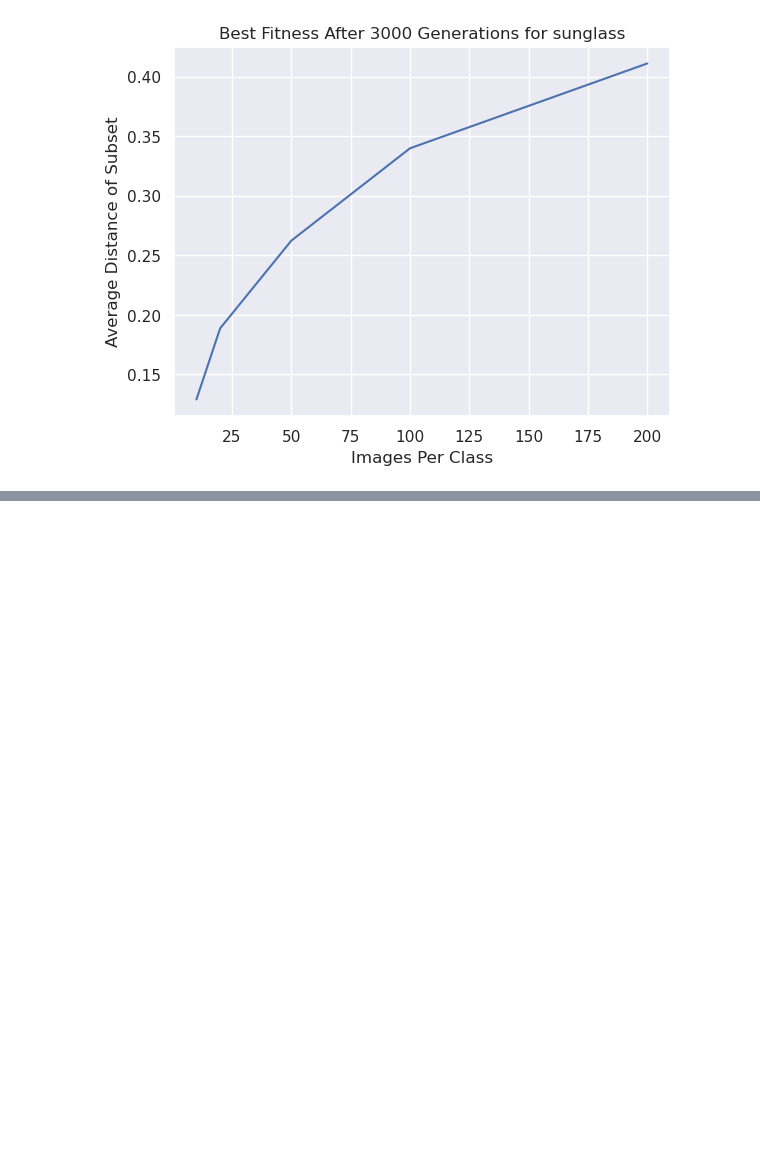
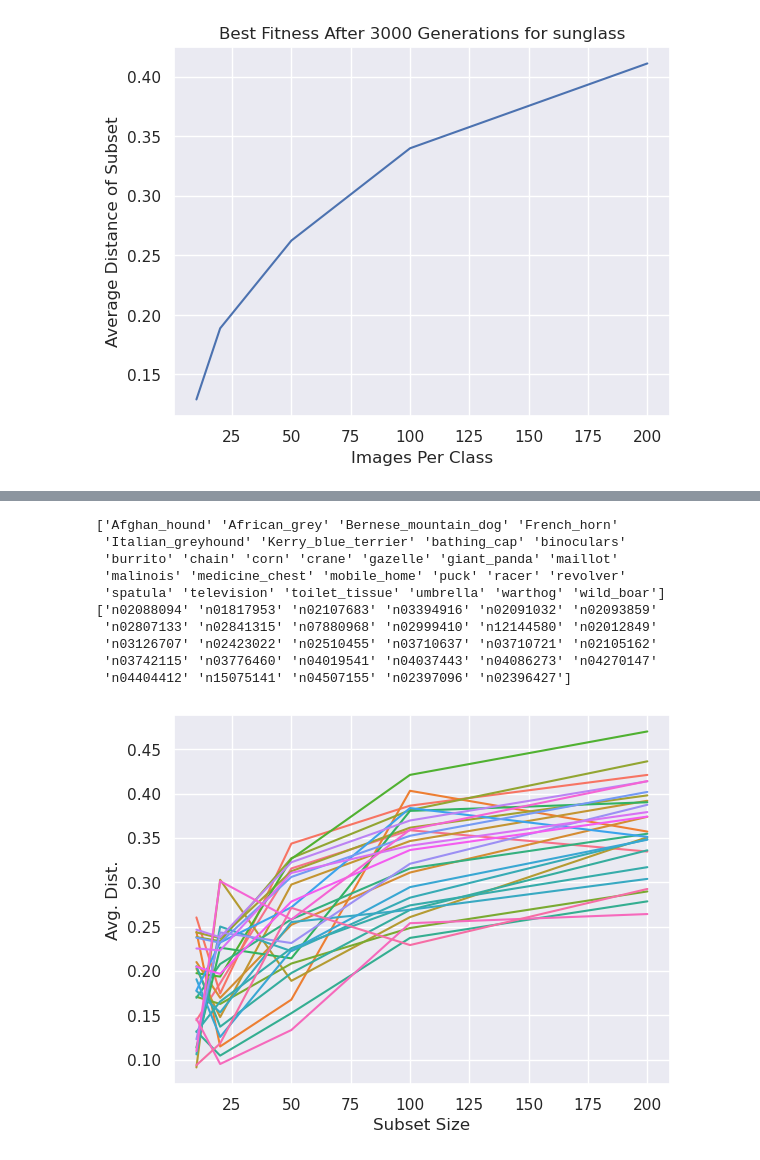
Before and after one commit to lfrati/OmnImage, a Jupyter notebook: scaling-analysis.ipynb, the cells around one changed output, grey strips where cells are left out. Saved outputs shown, nothing was run; the diff lists cells and outputs as text; code cells hidden in the pictures; blank space fills up the shorter version.

```diff
--- a/scaling-analysis.ipynb
+++ b/scaling-analysis.ipynb
@@ -132,4 +74,0 @@ _ = sns.lineplot(data=df, x="Subset Size", y="Avg. Dist.")#, hue="Label")
-# %%
-dists = df.loc[df["Subset Size"] == 200]["Avg. Dist."]
-print(f"{dists.mean()}, {dists.std()}")
-final_fitnesses
@@ -142,0 +137,25 @@ final_fitnesses
+# %%
+def get_decreasing(group):
+    dists = group["Avg. Dist."]
+    has_decrease = np.any([n1 > n2 for n1, n2 in zip(dists, dists.iloc[1:])])
+    if has_decrease:
+        return group
+    else:
+        return pd.DataFrame()
+
+non_monotonics = df.groupby("Label").apply(get_decreasing)
+print(non_monotonics["Label"].unique())
+print(non_monotonics["Class ID"].unique())
+ax = sns.lineplot(data=non_monotonics, x="Subset Size", y="Avg. Dist.", hue="Label", errorbar=None, legend=False)
+# %% [output]
+['Afghan_hound' 'African_grey' 'Bernese_mountain_dog' 'French_horn'
+ 'Italian_greyhound' 'Kerry_blue_terrier' 'bathing_cap' 'binoculars'
+ 'burrito' 'chain' 'corn' 'crane' 'gazelle' 'giant_panda' 'maillot'
+ 'malinois' 'medicine_chest' 'mobile_home' 'puck' 'racer' 'revolver'
+ 'spatula' 'television' 'toilet_tissue' 'umbrella' 'warthog' 'wild_boar']
+['n02088094' 'n01817953' 'n02107683' 'n03394916' 'n02091032' 'n02093859'
+ 'n02807133' 'n02841315' 'n07880968' 'n02999410' 'n12144580' 'n02012849'
+ 'n03126707' 'n02423022' 'n02510455' 'n03710637' 'n03710721' 'n02105162'
+ 'n03742115' 'n03776460' 'n04019541' 'n04037443' 'n04086273' 'n04270147'
+ 'n04404412' 'n15075141' 'n04507155' 'n02397096' 'n02396427']
+[figure, added]
```
Also changed, not shown: parts of 10 cells of this notebook.
